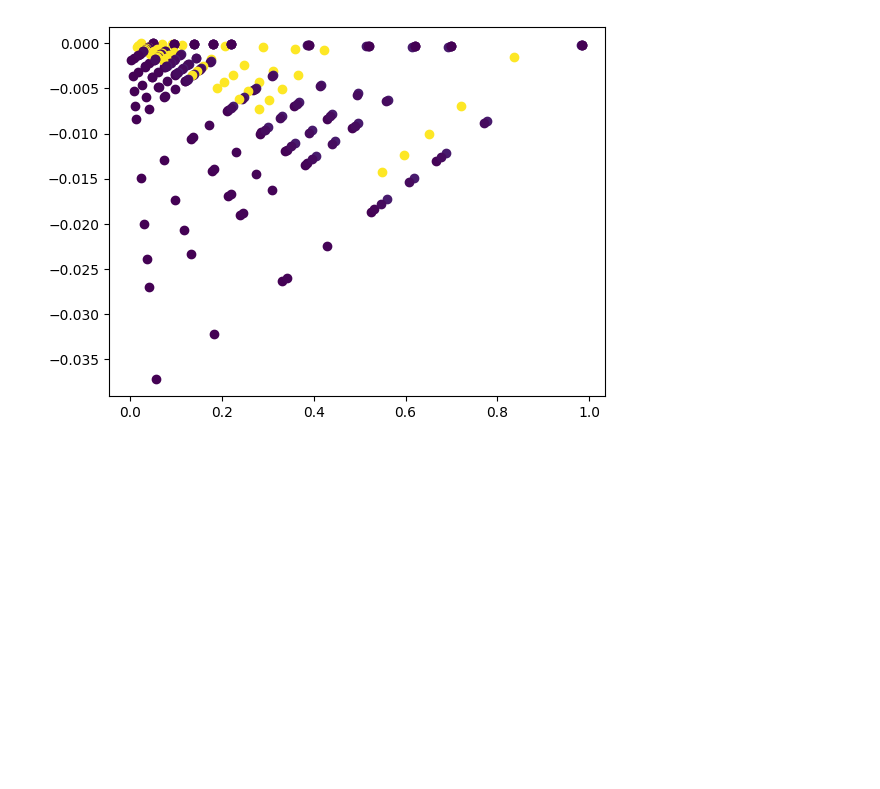
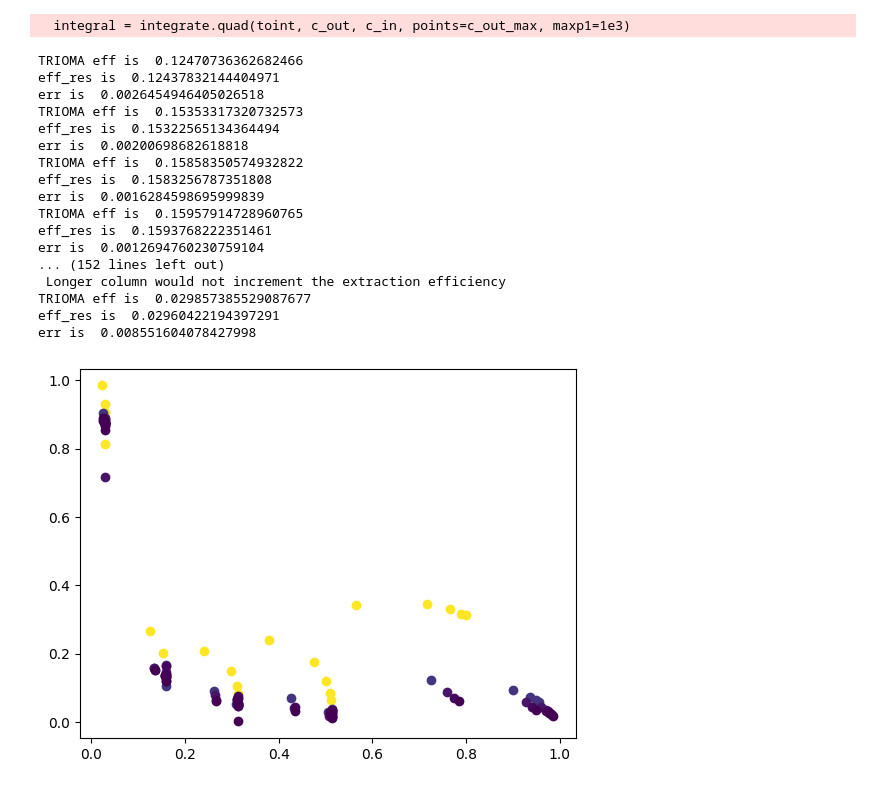
Before and after one commit to gabriele-ferrero/TRIOMA_Verification, a Jupyter notebook: GLC_Verification/GLC_lm.ipynb, the cells around one changed output. Saved outputs shown, nothing was run; the diff lists cells and outputs as text; code cells hidden in the pictures; blank space fills up the shorter version.

```diff
--- a/GLC_Verification/GLC_lm.ipynb
+++ b/GLC_Verification/GLC_lm.ipynb
@@ -4,44 +4,36 @@ import numpy as np
 import matplotlib.pyplot as plt
 import mph
 R_const=8.31
-T = [673, 673, 673, 673, 673]
+T =673
 Z = 0.8
-R = 0.03
-Q_l = np.array([
-    80.0 * 1e-3 / 3600,
-    40   * 1e-3 / 3600,
-    40   * 1e-3 / 3600,
-    40   * 1e-3 / 3600,
-    40   * 1e-3 / 3600,
-])
+R = 0.3
+Q_l = 80.0 * 1e-3 / 360
 Q_gas=np.linspace(6* 1e-3 / 3600,100*1e-3/3600,5)
 L_on_g=Q_l/Q_gas
-p_in = [1275, 1050, 988, 463, 225]
+p_in = 1275
 # p_out = [796, 515, 484, 267, 130]
 B_vec = []
 kl_vec = []
 K_S_Hq=8.9E-2
 client=mph.start()
 model = client.load('GenericLMGLC.mph')
-p_in_g_v=np.linspace(0,200,5)
+p_in_g_v=np.linspace(0,1200,5)
 scatter_mat = np.empty((0, 5))
 for p_in_g in p_in_g_v:
     for i in range(len(Q_gas)):
         SweepGas=GLC_Gas(G_gas=Q_gas[i],pg_in=p_in_g,p_tot=1.5E5)
-        PbLi=Fluid(Solubility=1.33E-4*np.exp(-1350/R_const/T[i]),MS=False )
-        # PbLi=Fluid(Solubility=K_S_Hq,MS=False )
-        c_in=p_in[i]**0.5*PbLi.Solubility
-        Melodie=GLC(H=Z,R=R,c_in=p_in[i]**0.5*PbLi.Solubility,fluid=PbLi,GLC_gas=SweepGas,T=T[i],G_L=Q_l[i])
+        # PbLi=Fluid(Solubility=1.33E-4*np.exp(-1350/R_const/T[i]),MS=False )
+        PbLi=Fluid(Solubility=1.33E-4*np.exp(-1350/R_const/T),MS=False )
+        c_in=p_in**0.5*PbLi.Solubility
+        Melodie=GLC(H=Z,R=R,c_in=p_in**0.5*PbLi.Solubility,fluid=PbLi,GLC_gas=SweepGas,T=T,G_L=Q_l)
         # [a,b] = Melodie.get_kla_from_cout()
-        Melodie.kla=1E-3
+        Melodie.kla=5E-3
         # B_vec.append(a)
         # kl_vec.append(b)
         height_v=[]
         err_v=[]
-        Z_v=np.linspace(1,5,5)
 
-        Z_v=np.append(Z_v,20)
-        Z_v=np.append(Z_v,np.linspace(0.2,0.8,4))
+        Z_v=np.linspace(0.3,2,5)
 
         norm = plt.Normalize(min(Q_l/Q_gas), max(Q_l/Q_gas))
         for height in Z_v:
@@ -51,22 +43,24 @@ for p_in_g in p_in_g_v:
             c_PbLi=56182
             flag_coms=1
             if isinstance(height,float) and flag_coms!=0:
-                model.parameter("H",height)
-                model.parameter("Ls",Q_l[i]*c_PbLi)
-                model.parameter("Vs",Q_gas[i])
-                model.parameter("R",R)
-                model.parameter("c2_in",p_in_g/R_const/T[i])
+                model.parameter("H",Melodie.H)
+                model.parameter("P",Melodie.GLC_gas.p_tot)
+                model.parameter("Ls",Melodie.G_L*c_PbLi)
+                model.parameter("Vs",Melodie.GLC_gas.G_gas)
+                model.parameter("R",Melodie.R)
+                model.parameter("c2_in",Melodie.GLC_gas.pg_in/R_const/Melodie.T)
                 model.parameter("Kl_a",Melodie.kla)
-                model.parameter("c_in",c_in)
+                model.parameter("c_in",Melodie.c_in)
+                model.parameter("K_S2",PbLi.Solubility)
                 model.solve()
                 eff_coms=model.evaluate("eff")
                 eff_res=eff_coms
-                err=eff_res-eff
+                err=abs(eff_res-eff)/min(eff,eff_res)
                 print("TRIOMA eff is ",eff)
                 print("eff_res is ",eff_res)
                 print("err is ",err)
                 err_v.append(err)
-                plt.scatter( eff,err*100, c=Q_l[i]/Q_gas[i], cmap='viridis', norm=norm)
+                plt.scatter( eff,err*100, c=Q_l/Q_gas[i], cmap='viridis', norm=norm)
                 new_row=np.array([height,p_in_g,Q_gas[i],err,eff])
                 scatter_mat = np.vstack((scatter_mat, new_row))  # Append the new row
 
@@ -142 +128,19 @@ err is  -6.907518018915183e-05
+  integral = integrate.quad(toint, c_out, c_in, points=c_out_max, maxp1=1e3)
+TRIOMA eff is  0.12470736362682466
+eff_res is  0.12437832144404971
+err is  0.0026454946405026518
+TRIOMA eff is  0.15353317320732573
+eff_res is  0.15322565134364494
+err is  0.00200698682618818
+TRIOMA eff is  0.15858350574932822
+eff_res is  0.1583256787351808
+err is  0.0016284598695999839
+TRIOMA eff is  0.15957914728960765
+eff_res is  0.1593768222351461
+err is  0.0012694760230759104
+... (152 lines left out)
+ Longer column would not increment the extraction efficiency
+TRIOMA eff is  0.029857385529087677
+eff_res is  0.02960422194397291
+err is  0.008551604078427998
-[figure, old version]
+[figure, new version]
```
Also changed, not shown: parts of 4 cells of this notebook, 1 other file.
